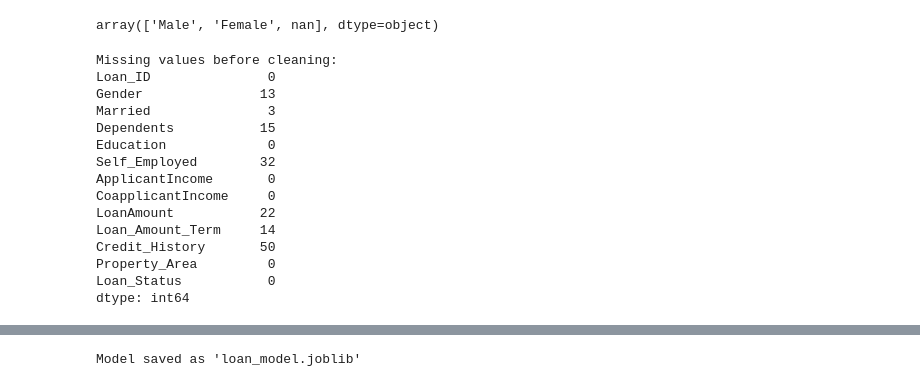
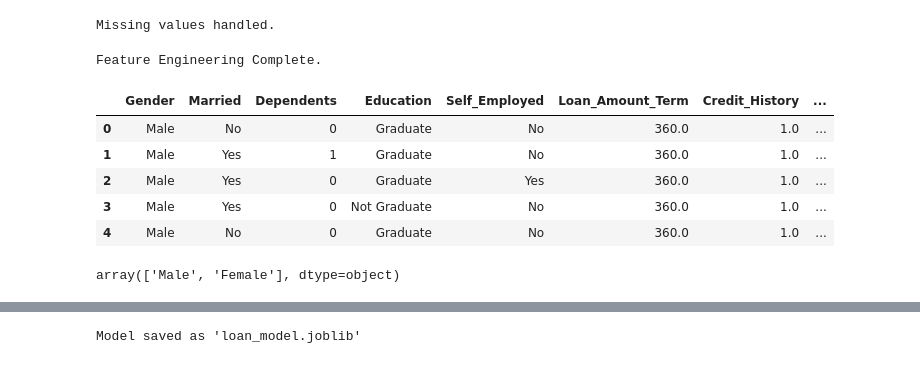
Before and after one commit to Hope426/group_3_ds613, a Jupyter notebook: main_notebook.ipynb, the cells around one changed output, grey strips where cells are left out. Drawn from its saved outputs; the diff is of its cells as text; code cells hidden in the pictures.

```diff
--- a/main_notebook.ipynb
+++ b/main_notebook.ipynb
@@ -34,24 +68,55 @@ Train Data Shape: (614, 13)
+# %%
+# Function to fill missing values
+def fill_missing(df):
+    df['LoanAmount'] = df['LoanAmount'].fillna(df['LoanAmount'].median())
+    df['Loan_Amount_Term'] = df['Loan_Amount_Term'].fillna(df['Loan_Amount_Term'].median())
+    df['Credit_History'] = df['Credit_History'].fillna(df['Credit_History'].mode()[0])
+
+    # Fill categorical columns with Mode
+    cat_cols = ['Gender', 'Married', 'Dependents', 'Self_Employed']
+    for col in cat_cols:
+        df[col] = df[col].fillna(df[col].mode()[0])
+    return df
+
+# Apply to both datasets
+df_train = fill_missing(df_train)
+df_test = fill_missing(df_test)
+
+print("Missing values handled.")
+# %% [output]
+Missing values handled.
+# %%
+def feature_engineering(df):
+    # 1. Create Total Income
+    df['Total_Income'] = df['ApplicantIncome'] + df['CoapplicantIncome']
+
+    # 2. Log Transformation (Normalization)
+    df['LoanAmount_Log'] = np.log(df['LoanAmount'])
+    df['Total_Income_Log'] = np.log(df['Total_Income'])
+
+    # 3. Drop old raw columns & ID
+    cols_to_drop = ['ApplicantIncome', 'CoapplicantIncome', 'LoanAmount', 'Total_Income']
+    if 'Loan_ID' in df.columns:
+        cols_to_drop.append('Loan_ID')
+
+    df = df.drop(columns=[c for c in cols_to_drop if c in df.columns])
+    return df
+
+# Apply to both
+df_train = feature_engineering(df_train)
+df_test = feature_engineering(df_test)
+
+print("Feature Engineering Complete.")
+display(df_train.head())
+# %% [output]
+Feature Engineering Complete.
+|  | Gender | Married | Dependents | Education | Self_Employed | Loan_Amount_Term | Credit_History | ... |
+| 0 | Male | No | 0 | Graduate | No | 360.0 | 1.0 | ... |
+| 1 | Male | Yes | 1 | Graduate | No | 360.0 | 1.0 | ... |
+| 2 | Male | Yes | 0 | Graduate | Yes | 360.0 | 1.0 | ... |
+| 3 | Male | Yes | 0 | Not Graduate | No | 360.0 | 1.0 | ... |
+| 4 | Male | No | 0 | Graduate | No | 360.0 | 1.0 | ... |
 # %%
 df_train['Gender'].unique()
 # %% [output]
-array(['Male', 'Female', nan], dtype=object)
+array(['Male', 'Female'], dtype=object)
-# %%
-# Check how many missing values are in each column
-print("Missing values before cleaning:")
-print(df_train.isnull().sum())
-# %% [output]
-Missing values before cleaning:
-Loan_ID               0
-Gender               13
-Married               3
-Dependents           15
-Education             0
-Self_Employed        32
-ApplicantIncome       0
-CoapplicantIncome     0
-LoanAmount           22
-Loan_Amount_Term     14
-Credit_History       50
-Property_Area         0
-Loan_Status           0
-dtype: int64
```
Also changed, not shown: parts of 20 cells of this notebook, 2 other files.
